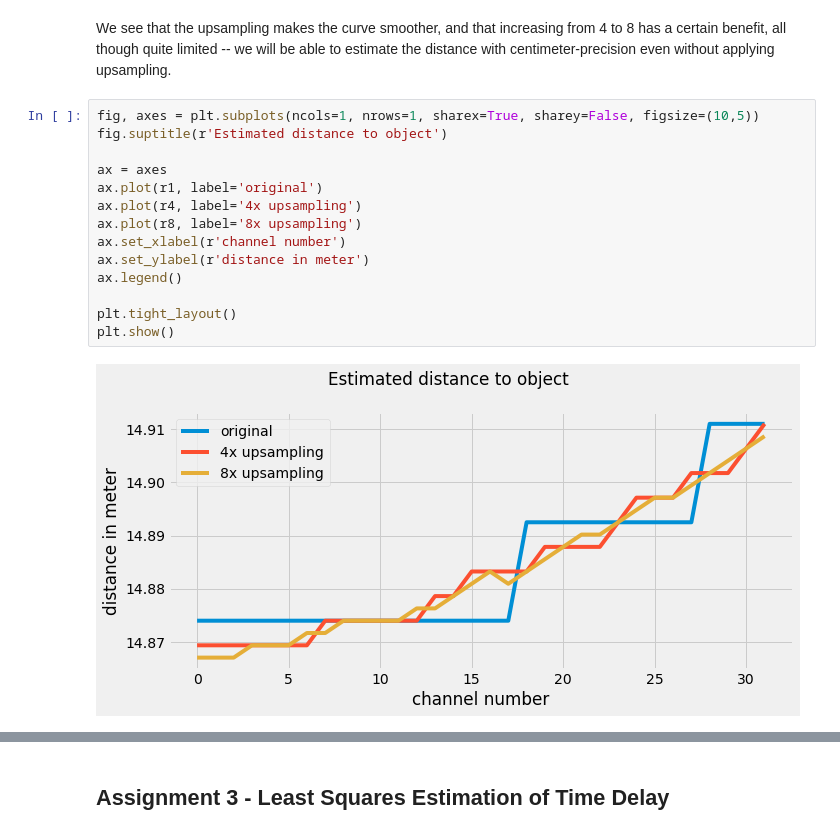
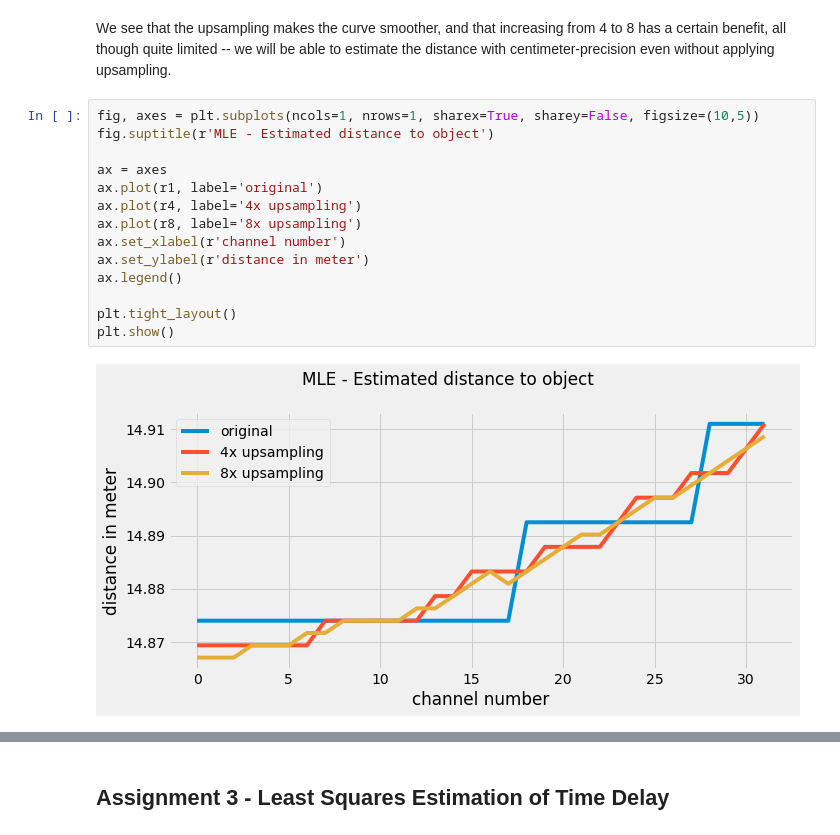
Before and after one commit to fonstelien/INF4480, a Jupyter notebook: project2/project2.ipynb, the cells around one changed output, grey strips where cells are left out. Saved outputs shown, nothing was run; the diff lists cells and outputs as text.

```diff
--- a/project2/project2.ipynb
+++ b/project2/project2.ipynb
@@ -284,17 +287,17 @@ r8 = (t0 + n8/(fs*8))*c/2
 We see that the upsampling makes the curve smoother, and that increasing from 4 to 8 has a certain benefit, all though quite limited -- we will be able to estimate the distance with centimeter-precision even without applying upsampling.
 # %%
 fig, axes = plt.subplots(ncols=1, nrows=1, sharex=True, sharey=False, figsize=(10,5))
-fig.suptitle(r'Estimated distance to object')
+fig.suptitle(r'MLE - Estimated distance to object')
 
 ax = axes
 ax.plot(r1, label='original')
 ax.plot(r4, label='4x upsampling')
 ax.plot(r8, label='8x upsampling')
 ax.set_xlabel(r'channel number')
 ax.set_ylabel(r'distance in meter')
 ax.legend()
 
 plt.tight_layout()
 plt.show()
 # %% [output]
-[figure, old version]
+[figure, new version]
```
Also changed, not shown: parts of 38 cells of this notebook.
